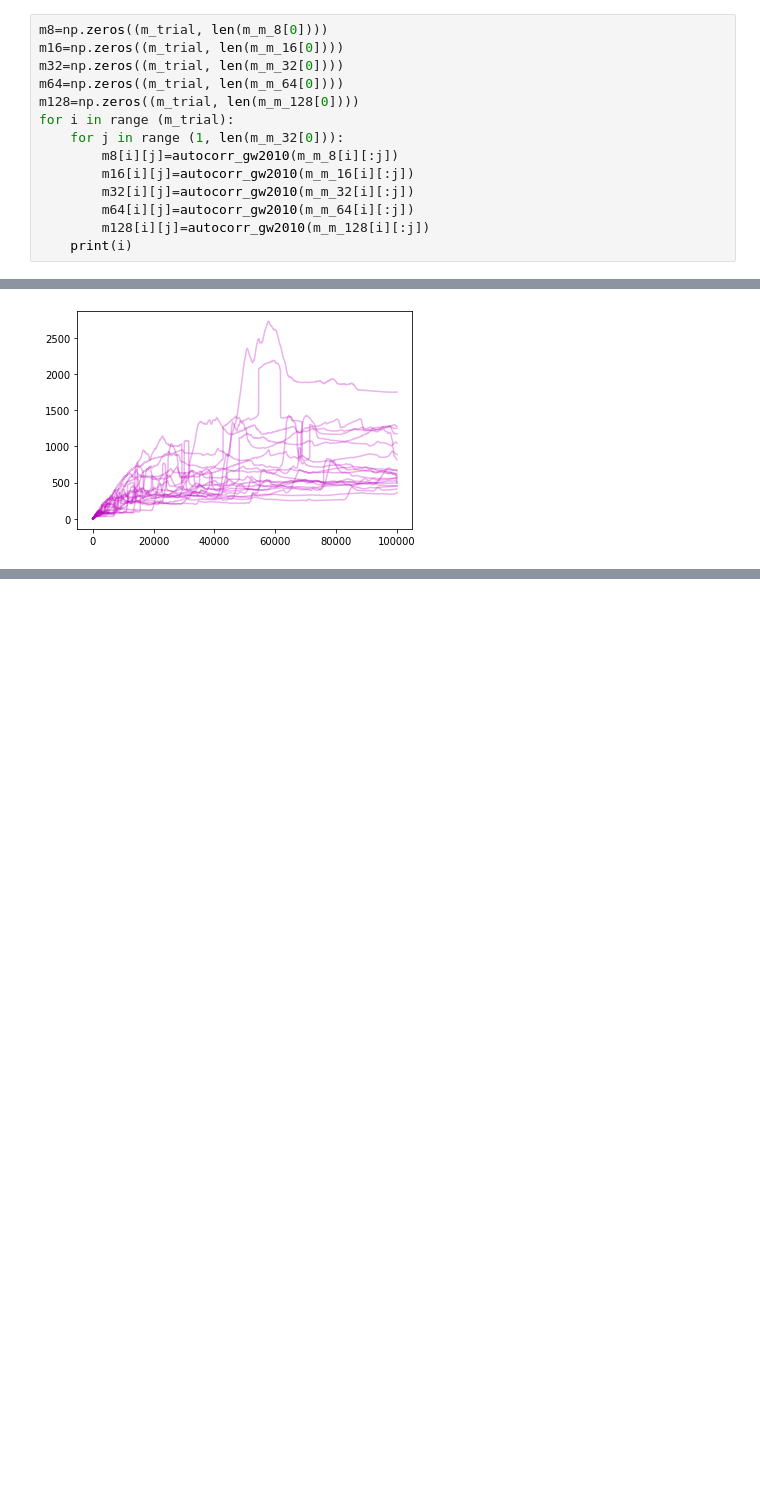
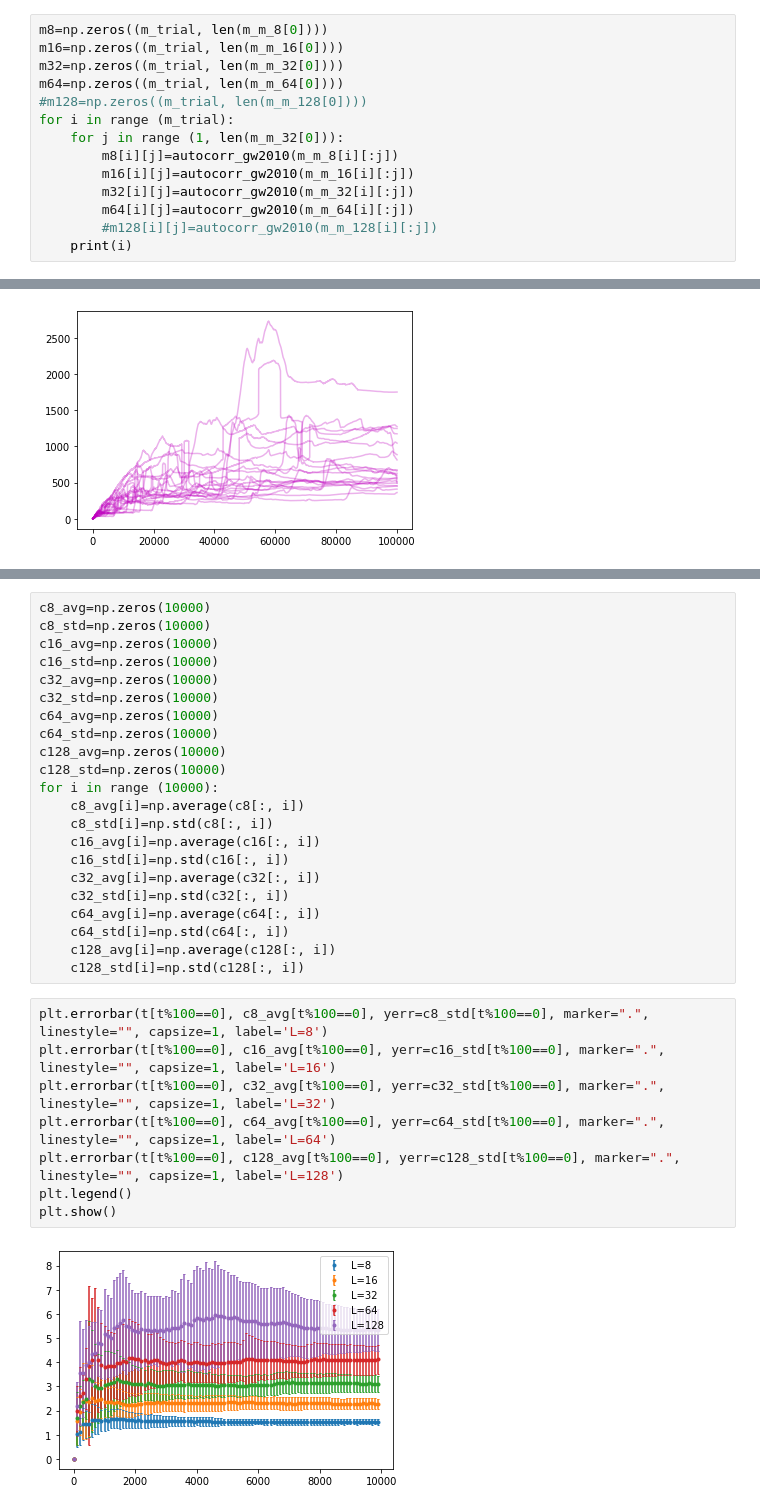
Before and after one commit to aadeliee22/MCMCIsing_SLMC, a Jupyter notebook: python/3rd/autocorrelation_time.ipynb, the cells around one changed output, grey strips where cells are left out. Cells and saved outputs as stored; diff of their text form; blank space fills up the shorter version.

Commit message:
autocorrelation calculated!

```diff
--- a/python/3rd/autocorrelation_time.ipynb
+++ b/python/3rd/autocorrelation_time.ipynb
@@ -141,14 +151,14 @@ m8=np.zeros((m_trial, len(m_m_8[0])))
 m16=np.zeros((m_trial, len(m_m_16[0])))
 m32=np.zeros((m_trial, len(m_m_32[0])))
 m64=np.zeros((m_trial, len(m_m_64[0])))
-m128=np.zeros((m_trial, len(m_m_128[0])))
+#m128=np.zeros((m_trial, len(m_m_128[0])))
 for i in range (m_trial):
     for j in range (1, len(m_m_32[0])):
         m8[i][j]=autocorr_gw2010(m_m_8[i][:j])
         m16[i][j]=autocorr_gw2010(m_m_16[i][:j])
         m32[i][j]=autocorr_gw2010(m_m_32[i][:j])
         m64[i][j]=autocorr_gw2010(m_m_64[i][:j])
-        m128[i][j]=autocorr_gw2010(m_m_128[i][:j])
+        #m128[i][j]=autocorr_gw2010(m_m_128[i][:j])
     print(i)
 # %% [output]
 0
@@ -244,0 +268,32 @@ np.savetxt("m128.txt", m128)
+# %%
+c8_avg=np.zeros(10000)
+c8_std=np.zeros(10000)
+c16_avg=np.zeros(10000)
+c16_std=np.zeros(10000)
+c32_avg=np.zeros(10000)
+c32_std=np.zeros(10000)
+c64_avg=np.zeros(10000)
+c64_std=np.zeros(10000)
+c128_avg=np.zeros(10000)
+c128_std=np.zeros(10000)
+for i in range (10000):
+    c8_avg[i]=np.average(c8[:, i])
+    c8_std[i]=np.std(c8[:, i])
+    c16_avg[i]=np.average(c16[:, i])
+    c16_std[i]=np.std(c16[:, i])
+    c32_avg[i]=np.average(c32[:, i])
+    c32_std[i]=np.std(c32[:, i])
+    c64_avg[i]=np.average(c64[:, i])
+    c64_std[i]=np.std(c64[:, i])
+    c128_avg[i]=np.average(c128[:, i])
+    c128_std[i]=np.std(c128[:, i])
+# %%
+plt.errorbar(t[t%100==0], c8_avg[t%100==0], yerr=c8_std[t%100==0], marker=".", linestyle="", capsize=1, label='L=8')
+plt.errorbar(t[t%100==0], c16_avg[t%100==0], yerr=c16_std[t%100==0], marker=".", linestyle="", capsize=1, label='L=16')
+plt.errorbar(t[t%100==0], c32_avg[t%100==0], yerr=c32_std[t%100==0], marker=".", linestyle="", capsize=1, label='L=32')
+plt.errorbar(t[t%100==0], c64_avg[t%100==0], yerr=c64_std[t%100==0], marker=".", linestyle="", capsize=1, label='L=64')
+plt.errorbar(t[t%100==0], c128_avg[t%100==0], yerr=c128_std[t%100==0], marker=".", linestyle="", capsize=1, label='L=128')
+plt.legend()
+plt.show()
+# %% [output]
+[figure, added]
```
Also changed, not shown: parts of 19 cells of this notebook, 4 other files.
